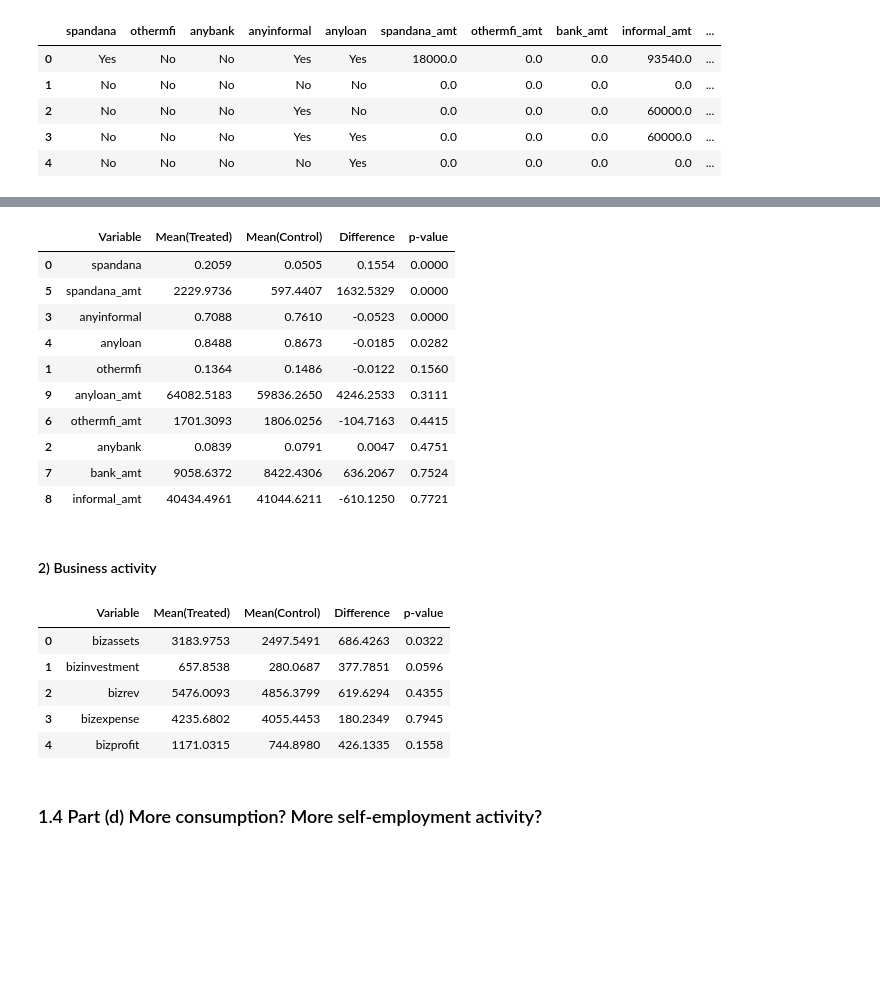
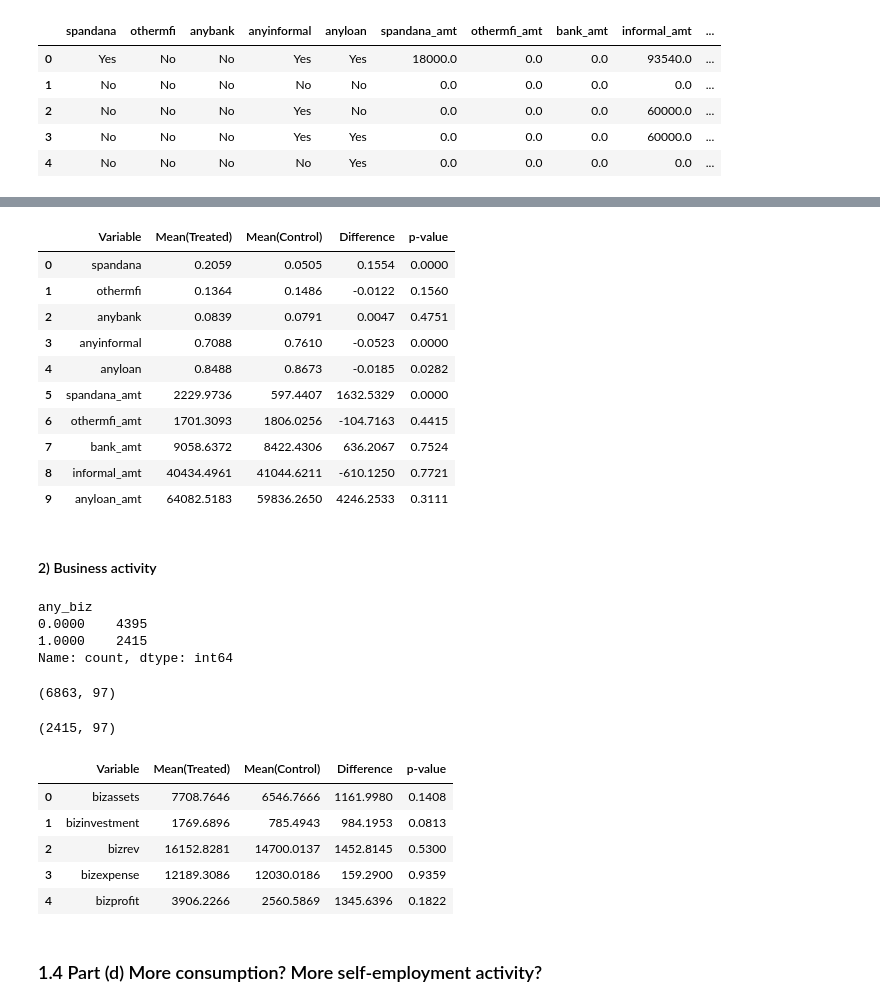
Before and after one commit to jimin3227/financial_analytics_ps1, a Jupyter notebook: financial_analytics_ps1.ipynb, the cells around one changed output, grey strips where cells are left out. Cells and saved outputs as stored; diff of their text form; code cells hidden in the pictures; blank space fills up the shorter version.

Commit message:
fixed errors

```diff
--- a/financial_analytics_ps1.ipynb
+++ b/financial_analytics_ps1.ipynb
@@ -177,19 +167,11 @@ df[credit_vars].head()
 | 3 | No | No | No | Yes | Yes | 0.0 | 0.0 | 0.0 | 60000.0 | ... |
 | 4 | No | No | No | No | Yes | 0.0 | 0.0 | 0.0 | 0.0 | ... |
 # %%
-# --- Step C-2: "Yes"/"No" -> 1/0 변환 ---
-def to_binary01(s):
-    if pd.api.types.is_numeric_dtype(s):
-        return s.astype(float)
-    s = s.astype(str).str.strip().str.lower()
-    s = s.replace({
-        'Yes': 1, 'No': 0
-    })
-    return pd.to_numeric(s, errors='coerce').astype(float)
-
-credit_bin = ['spandana','othermfi','anybank','anyinformal','anyloan']
+# --- Step C-2: "Yes"/"No" -> 1/0 conversion into numeric variables
+def convert_yes_no(df, column):
+    return df[column].apply(lambda x: 0 if x=='No' else 1)
 
 for col in credit_bin:
     if col in df.columns:
-        df[col] = to_binary01(df[col])
+        df[col] = convert_yes_no(df, col).astype(float)
 # %%
@@ -204,25 +206,22 @@ df[credit_vars].head()
 # %%
 # Check balance test for credit variables
 
 balance_credit = balance_test(df, credit_vars)
 pd.set_option('display.float_format', '{:.4f}'.format)
 
-
-# want to order by p-value
-balance_credit = balance_credit.sort_values('p-value')
 balance_credit
 # %% [output]
 |  | Variable | Mean(Treated) | Mean(Control) | Difference | p-value |
 | 0 | spandana | 0.2059 | 0.0505 | 0.1554 | 0.0000 |
-| 5 | spandana_amt | 2229.9736 | 597.4407 | 1632.5329 | 0.0000 |
+| 1 | othermfi | 0.1364 | 0.1486 | -0.0122 | 0.1560 |
+| 2 | anybank | 0.0839 | 0.0791 | 0.0047 | 0.4751 |
 | 3 | anyinformal | 0.7088 | 0.7610 | -0.0523 | 0.0000 |
 | 4 | anyloan | 0.8488 | 0.8673 | -0.0185 | 0.0282 |
-| 1 | othermfi | 0.1364 | 0.1486 | -0.0122 | 0.1560 |
-| 9 | anyloan_amt | 64082.5183 | 59836.2650 | 4246.2533 | 0.3111 |
+| 5 | spandana_amt | 2229.9736 | 597.4407 | 1632.5329 | 0.0000 |
 | 6 | othermfi_amt | 1701.3093 | 1806.0256 | -104.7163 | 0.4415 |
-| 2 | anybank | 0.0839 | 0.0791 | 0.0047 | 0.4751 |
 | 7 | bank_amt | 9058.6372 | 8422.4306 | 636.2067 | 0.7524 |
 | 8 | informal_amt | 40434.4961 | 41044.6211 | -610.1250 | 0.7721 |
+| 9 | anyloan_amt | 64082.5183 | 59836.2650 | 4246.2533 | 0.3111 |
 # %%
 # This suggests that access to microfinance does not lead to significant differences in credit uptake or amounts borrowed between treatment and control groups.
 # However, the treatment group does show slightly higher average amounts of Spandan borrowings,indicating that access to microfinance may encourage households to borrow more from the microfinance institution itself.
@@ -230,18 +229,36 @@ balance_credit
 # At the same time, borrowing from informal sources appears slightly lower in the treatment group, which could suggest a substitution effect where households rely less on informal loans when they have access to microfinance.
 # %% [markdown]
 #### 2) Business activity
+# %%
+df['any_biz'].value_counts()
+# %% [output]
+any_biz
+0.0000    4395
+1.0000    2415
+Name: count, dtype: int64
+# %%
+df.shape
+# %% [output]
+(6863, 97)
+# %%
+df2 = df.copy()
+ # drop the row if any_biz is 0
+df2 = df2[df2['any_biz'] == 1]
+df2.shape
+# %% [output]
+(2415, 97)
 # %%
 business_vars = ['bizassets','bizinvestment','bizrev','bizexpense','bizprofit']
 
-balance_business = balance_test(df, business_vars)
+balance_business = balance_test(df2, business_vars)
 balance_business
 # %% [output]
 |  | Variable | Mean(Treated) | Mean(Control) | Difference | p-value |
-| 0 | bizassets | 3183.9753 | 2497.5491 | 686.4263 | 0.0322 |
-| 1 | bizinvestment | 657.8538 | 280.0687 | 377.7851 | 0.0596 |
-| 2 | bizrev | 5476.0093 | 4856.3799 | 619.6294 | 0.4355 |
-| 3 | bizexpense | 4235.6802 | 4055.4453 | 180.2349 | 0.7945 |
-| 4 | bizprofit | 1171.0315 | 744.8980 | 426.1335 | 0.1558 |
+| 0 | bizassets | 7708.7646 | 6546.7666 | 1161.9980 | 0.1408 |
+| 1 | bizinvestment | 1769.6896 | 785.4943 | 984.1953 | 0.0813 |
+| 2 | bizrev | 16152.8281 | 14700.0137 | 1452.8145 | 0.5300 |
+| 3 | bizexpense | 12189.3086 | 12030.0186 | 159.2900 | 0.9359 |
+| 4 | bizprofit | 3906.2266 | 2560.5869 | 1345.6396 | 0.1822 |
 # %%
 # This suggests that access to microfinance and the relationship with business activity is not significantly different between treatment and control groups.
 # %% [markdown]
```
Also changed, not shown: parts of 3 cells of this notebook.
